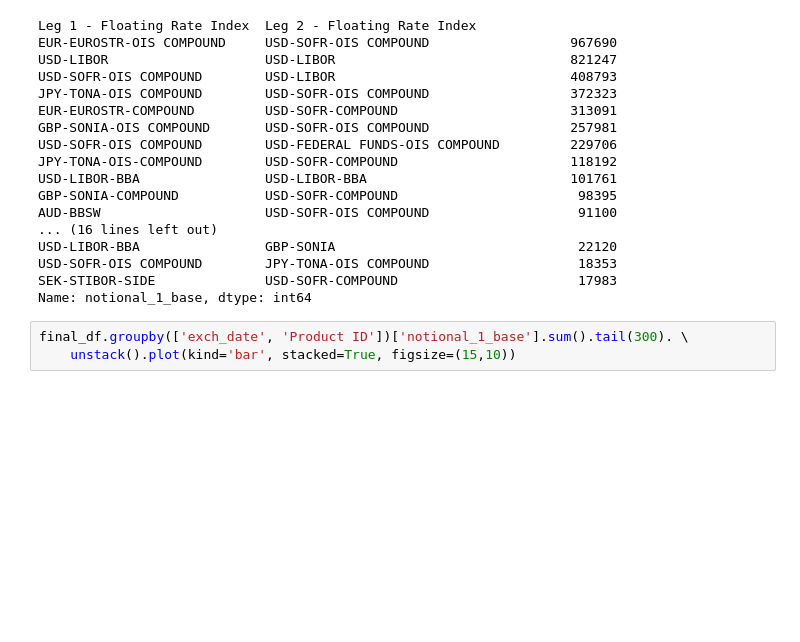
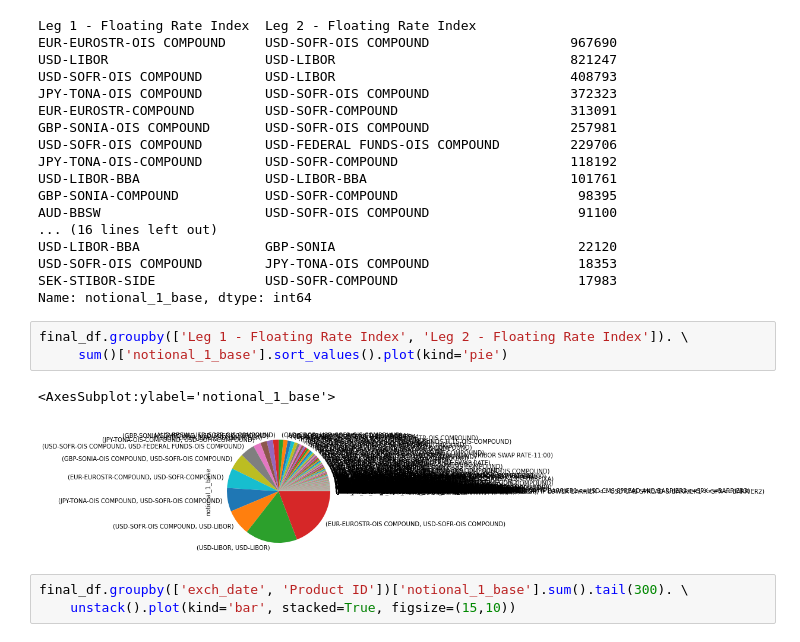
Before and after one commit to drastorguev/nqis_simple_app, a Jupyter notebook: Notebooks/EDA.ipynb, the cells around one changed output. Cells and saved outputs as stored; diff of their text form; blank space fills up the shorter version.

```diff
--- a/Notebooks/EDA.ipynb
+++ b/Notebooks/EDA.ipynb
@@ -577,6 +593,12 @@ USD-LIBOR-BBA                GBP-SONIA                               22120
 USD-SOFR-OIS COMPOUND        JPY-TONA-OIS COMPOUND                   18353
 SEK-STIBOR-SIDE              USD-SOFR-COMPOUND                       17983
 Name: notional_1_base, dtype: int64
+# %%
+final_df.groupby(['Leg 1 - Floating Rate Index', 'Leg 2 - Floating Rate Index']). \
+     sum()['notional_1_base'].sort_values().plot(kind='pie')
+# %% [output]
+<AxesSubplot:ylabel='notional_1_base'>
+[figure, added]
 # %%
 final_df.groupby(['exch_date', 'Product ID'])['notional_1_base'].sum().tail(300). \
     unstack().plot(kind='bar', stacked=True, figsize=(15,10))
```
Also changed, not shown: parts of 6 cells of this notebook, 4 other files.
